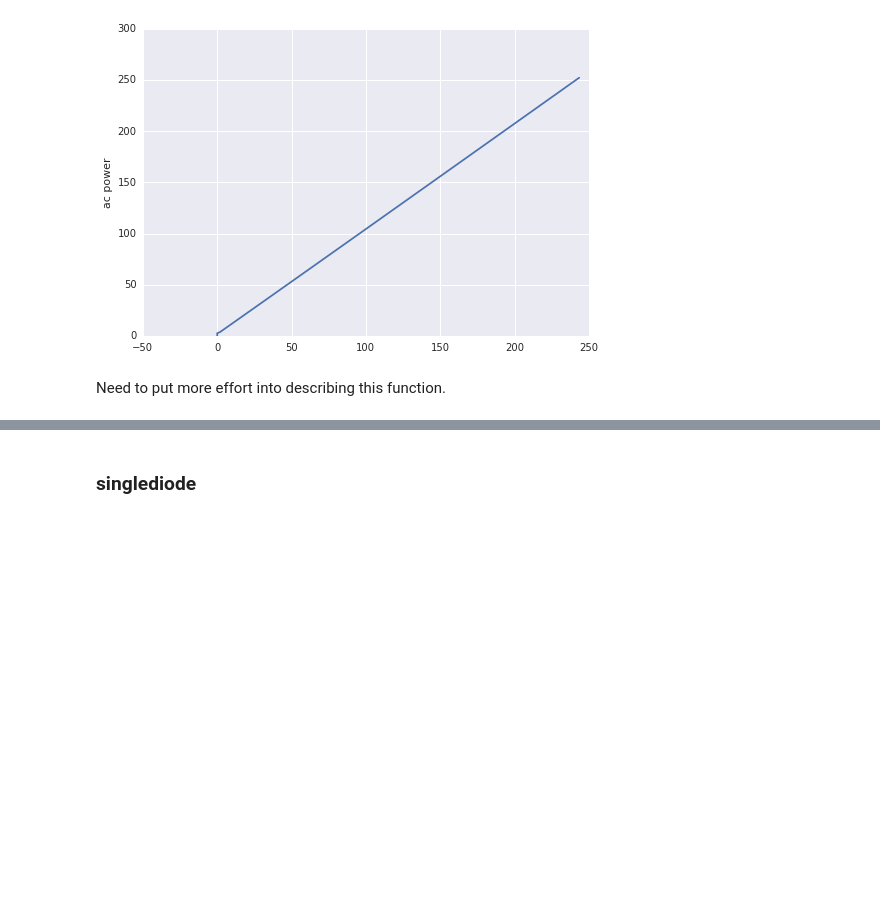
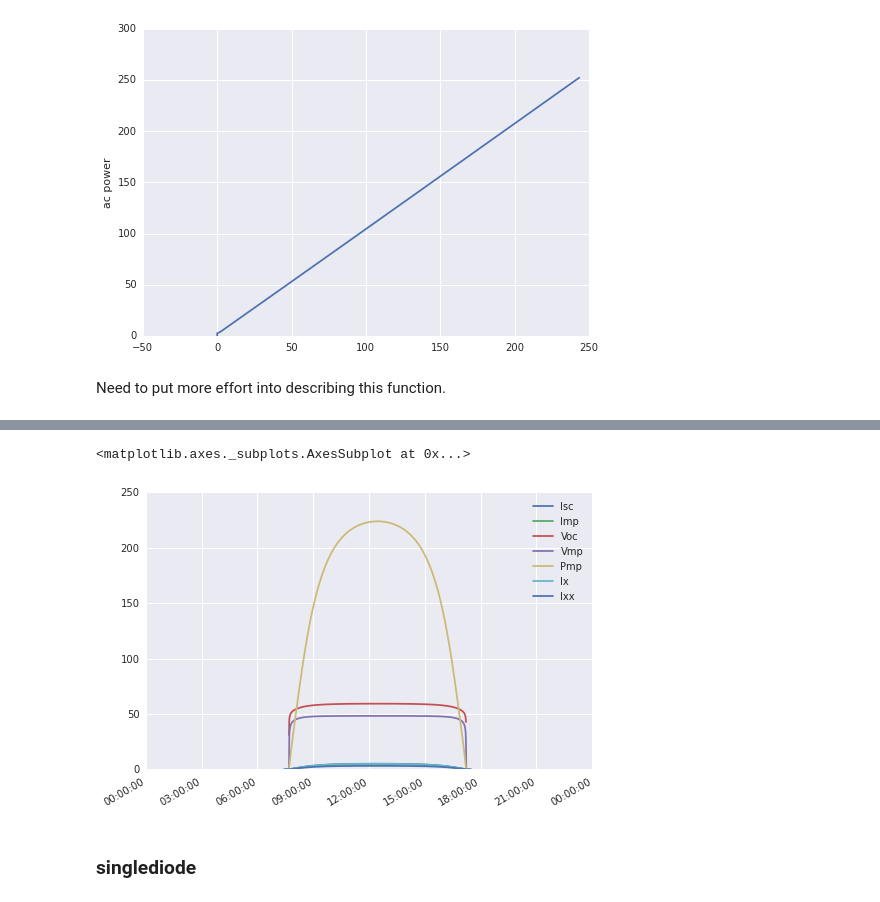
Before and after one commit to pvlib/pvlib-python, a Jupyter notebook: docs/tutorials/pvsystem.ipynb, the cells around one changed output, grey strips where cells are left out. Drawn from its saved outputs; the diff is of its cells as text; code cells hidden in the pictures; blank space fills up the shorter version.

Commit message:
clean up and test sapm. needs more work.

```diff
--- a/docs/tutorials/pvsystem.ipynb
+++ b/docs/tutorials/pvsystem.ipynb
@@ -273,0 +280,4 @@ Need to put more effort into describing this function.
+# %%
+modules = pvlib.pvsystem.retreiveSAM(name='SandiaMod')
+module = modules.Canadian_Solar_CS5P_220M___2009_
+module
@@ -274,3 +302,26 @@ Need to put more effort into describing this function.
+# %%
+from pvlib import clearsky
+from pvlib import irradiance
+from pvlib import atmosphere
+from pvlib.location import Location
+
+tus = Location(32.2, -111, 'US/Arizona', 700, 'Tucson')
+times = pd.date_range(start=datetime.datetime(2014,1,1), end=datetime.datetime(2014,1,2), freq='1Min')
+ephem_data = pvlib.solarposition.get_solarposition(times, tus, method='pyephem')
+irrad_data = clearsky.ineichen(times, tus, solarposition_method='pyephem')
+#irrad_data.plot()
+
+aoi = irradiance.aoi(0, 0, ephem_data['apparent_zenith'], ephem_data['apparent_azimuth'])
+#plt.figure()
+#aoi.plot()
+
+am = atmosphere.relativeairmass(ephem_data.apparent_zenith)
+# %%
+sapm = pvsystem.sapm(module, irrad_data.DNI, irrad_data.DHI, 25, am, aoi)
+sapm.plot()
+# %% [output]
+<matplotlib.axes._subplots.AxesSubplot at 0x...>
+[figure, added]
 # %% [markdown]
 ### singlediode
 # %%
```
Also changed, not shown: parts of 4 cells of this notebook, 2 other files.
